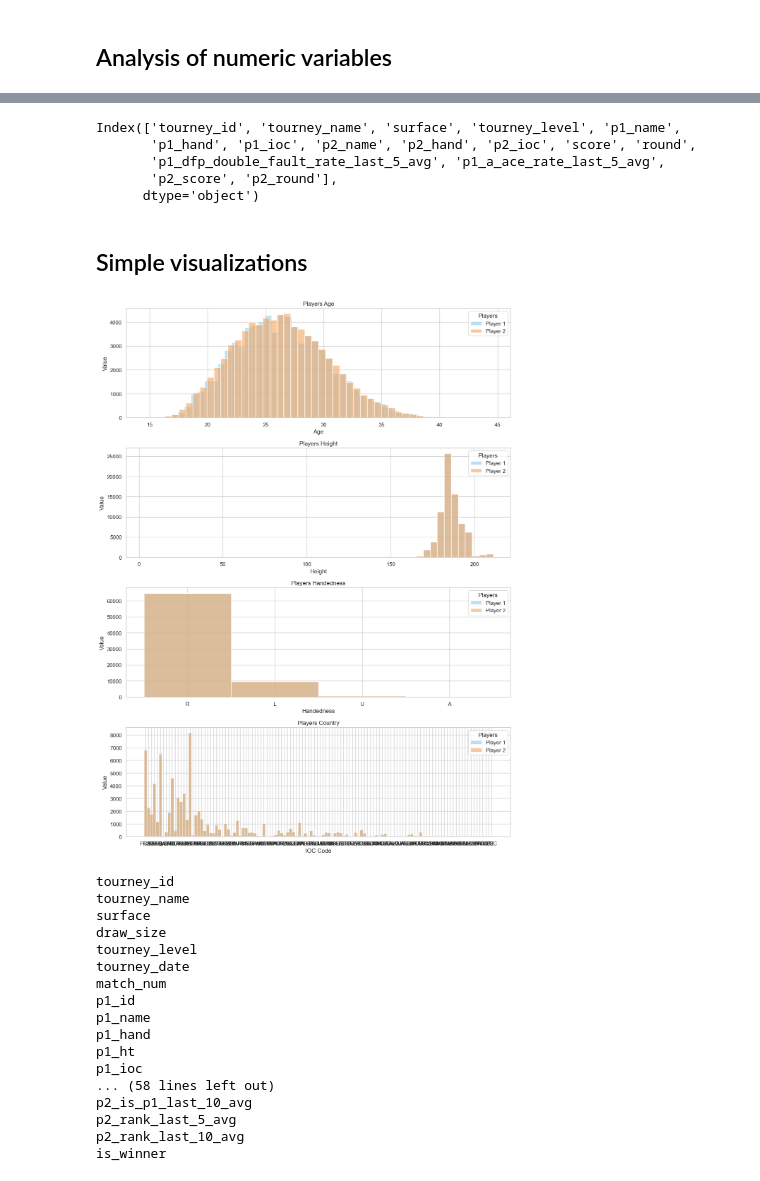
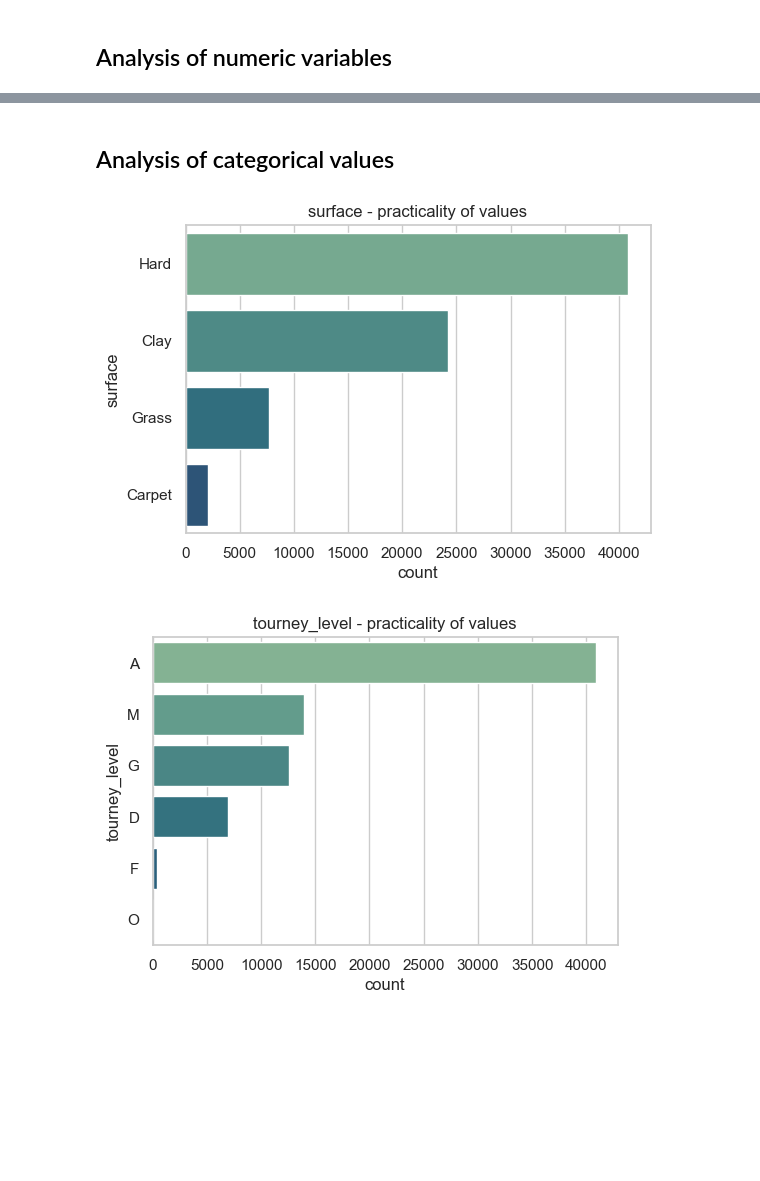
Before and after one commit to DanielSzakacs/PR2_DE_Tennis_Players, a Jupyter notebook: notebooks/03_EDA.ipynb, the cells around one changed output, grey strips where cells are left out. Cells and saved outputs as stored; diff of their text form; code cells hidden in the pictures; blank space fills up the shorter version.

```diff
--- a/notebooks/03_EDA.ipynb
+++ b/notebooks/03_EDA.ipynb
@@ -187,54 +183,8 @@ Categorical features number 16
-# %%
-obj_df.columns
-# %% [output]
-Index(['tourney_id', 'tourney_name', 'surface', 'tourney_level', 'p1_name',
-       'p1_hand', 'p1_ioc', 'p2_name', 'p2_hand', 'p2_ioc', 'score', 'round',
-       'p1_dfp_double_fault_rate_last_5_avg', 'p1_a_ace_rate_last_5_avg',
-       'p2_score', 'p2_round'],
-      dtype='object')
-# %% [markdown]
-## Simple visualizations
-# %%
-# First check the data distribusiton on the players personal fizical data
-reload(plot_utils)
-player_personal_data = [["p1_age", "p2_age"],
-                        ["p1_ht", "p2_ht"],
-                        ["p1_hand", "p2_hand"],
-                        ["p1_ioc", "p2_ioc"]]
-
-personal_data_titles = ["Players Age",
-                        "Players Height",
-                        "Players Handedness",
-                        "Players Country"]
-
-personal_data_xlabel = ["Age",
-                        "Height",
-                        "Handedness",
-                        "IOC Code"]
-
-plot_utils.plot_numerical_distributions(cols_name_pairs=player_personal_data,
-                                            title=personal_data_titles,
-                                            x_label=personal_data_xlabel, df=df)
-# %% [output]
-[figure, removed]
-# %%
-for col in df.columns:
-    print(col)
-# %% [output]
-tourney_id
-tourney_name
-surface
-draw_size
-tourney_level
-tourney_date
-match_num
-p1_id
-p1_name
-p1_hand
-p1_ht
-p1_ioc
-... (58 lines left out)
-p2_is_p1_last_10_avg
-p2_rank_last_5_avg
-p2_rank_last_10_avg
-is_winner
+# %% [markdown]
+## Analysis of categorical values
+# %%
+cat_summary = plot_utils.plot_summary_categorical_features(df, "in_winner")
+cat_summary
+# %% [output]
+[figure, added]
+[figure, added]
```
Also changed, not shown: parts of 14 cells of this notebook.
